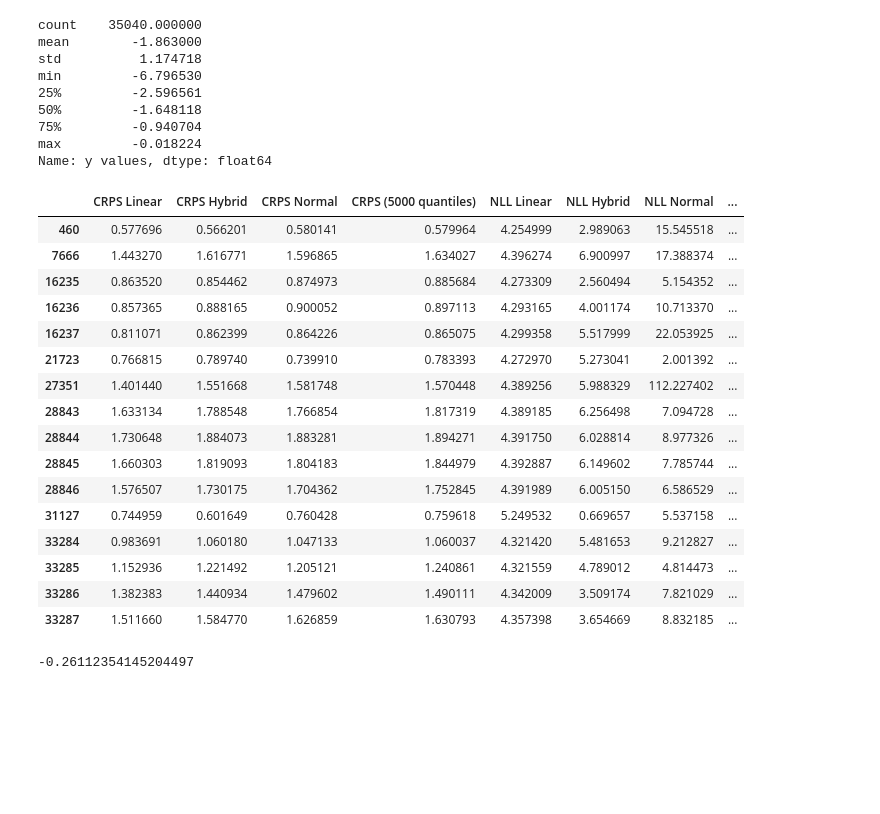
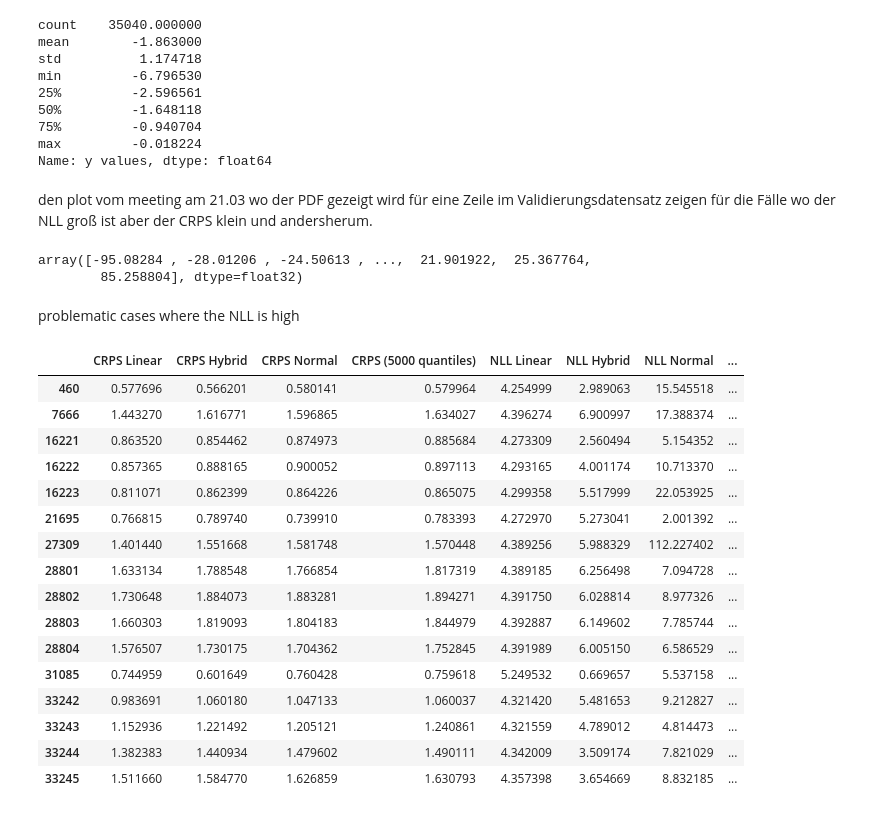
Before and after one commit to Manuel3567/master-thesis, a Jupyter notebook: notebooks/020_Analysis_of_TabPFN_output.ipynb, the cells around one changed output. Drawn from its saved outputs; the diff is of its cells as text; code cells hidden in the pictures; blank space fills up the shorter version.

```diff
--- a/notebooks/020_Analysis_of_TabPFN_output.ipynb
+++ b/notebooks/020_Analysis_of_TabPFN_output.ipynb
@@ -11,6 +128,5 @@ sheets_dict = pd.read_excel(file_path, sheet_name=sheets_to_read, usecols="A:I")
 # %%
-results = pd.concat([sheets_dict[sheet][columns_to_keep] for sheet in sheets_to_read], ignore_index=True)
-results = results.dropna() #because the sheets have additional content in neighboring columns, read_excel() seems to fill these empty rows with NaN
+
 
 results.describe()
 
@@ -22,5 +138,5 @@ bin_labels = [
 
 results["y_bin"] = pd.cut(results["y values"], bins=bin_edges, labels=bin_labels, include_lowest=True)
 
-results[results["y_bin"] == "< -6"]
+results
 # %% [output]
@@ -100,30 +228,37 @@ min         -6.796530
 75%         -0.940704
 max         -0.018224
 Name: y values, dtype: float64
+# %% [markdown]
+den plot vom meeting am 21.03 wo der PDF gezeigt wird für eine Zeile im Validierungsdatensatz zeigen für die Fälle wo der NLL groß ist aber der CRPS klein und andersherum.
+# %%
+borders = np.load("tensor.npy")
+borders
+# %% [output]
+array([-95.08284 , -28.01206 , -24.50613 , ...,  21.901922,  25.367764,
+        85.258804], dtype=float32)
+# %% [markdown]
+problematic cases where the NLL is high
 # %%
 import numpy as np
 np.log(1e-4)
 
-results[(results["y values"] < -1.55) & (results["y values"] > -1.58) & (results["NLL (5000 quantiles)"] > 6)]
+problematic_cases = results[(results["y values"] < -1.55) & (results["y values"] > -1.58) & (results["NLL (5000 quantiles)"] > 6)]
+problematic_cases
 # %% [output]
 |  | CRPS Linear | CRPS Hybrid | CRPS Normal | CRPS (5000 quantiles) | NLL Linear | NLL Hybrid | NLL Normal | ... |
 | 460 | 0.577696 | 0.566201 | 0.580141 | 0.579964 | 4.254999 | 2.989063 | 15.545518 | ... |
 | 7666 | 1.443270 | 1.616771 | 1.596865 | 1.634027 | 4.396274 | 6.900997 | 17.388374 | ... |
-| 16235 | 0.863520 | 0.854462 | 0.874973 | 0.885684 | 4.273309 | 2.560494 | 5.154352 | ... |
-| 16236 | 0.857365 | 0.888165 | 0.900052 | 0.897113 | 4.293165 | 4.001174 | 10.713370 | ... |
-| 16237 | 0.811071 | 0.862399 | 0.864226 | 0.865075 | 4.299358 | 5.517999 | 22.053925 | ... |
-| 21723 | 0.766815 | 0.789740 | 0.739910 | 0.783393 | 4.272970 | 5.273041 | 2.001392 | ... |
-| 27351 | 1.401440 | 1.551668 | 1.581748 | 1.570448 | 4.389256 | 5.988329 | 112.227402 | ... |
-| 28843 | 1.633134 | 1.788548 | 1.766854 | 1.817319 | 4.389185 | 6.256498 | 7.094728 | ... |
-| 28844 | 1.730648 | 1.884073 | 1.883281 | 1.894271 | 4.391750 | 6.028814 | 8.977326 | ... |
-| 28845 | 1.660303 | 1.819093 | 1.804183 | 1.844979 | 4.392887 | 6.149602 | 7.785744 | ... |
-| 28846 | 1.576507 | 1.730175 | 1.704362 | 1.752845 | 4.391989 | 6.005150 | 6.586529 | ... |
-| 31127 | 0.744959 | 0.601649 | 0.760428 | 0.759618 | 5.249532 | 0.669657 | 5.537158 | ... |
-| 33284 | 0.983691 | 1.060180 | 1.047133 | 1.060037 | 4.321420 | 5.481653 | 9.212827 | ... |
-| 33285 | 1.152936 | 1.221492 | 1.205121 | 1.240861 | 4.321559 | 4.789012 | 4.814473 | ... |
-| 33286 | 1.382383 | 1.440934 | 1.479602 | 1.490111 | 4.342009 | 3.509174 | 7.821029 | ... |
-| 33287 | 1.511660 | 1.584770 | 1.626859 | 1.630793 | 4.357398 | 3.654669 | 8.832185 | ... |
+| 16221 | 0.863520 | 0.854462 | 0.874973 | 0.885684 | 4.273309 | 2.560494 | 5.154352 | ... |
+| 16222 | 0.857365 | 0.888165 | 0.900052 | 0.897113 | 4.293165 | 4.001174 | 10.713370 | ... |
+| 16223 | 0.811071 | 0.862399 | 0.864226 | 0.865075 | 4.299358 | 5.517999 | 22.053925 | ... |
+| 21695 | 0.766815 | 0.789740 | 0.739910 | 0.783393 | 4.272970 | 5.273041 | 2.001392 | ... |
+| 27309 | 1.401440 | 1.551668 | 1.581748 | 1.570448 | 4.389256 | 5.988329 | 112.227402 | ... |
+| 28801 | 1.633134 | 1.788548 | 1.766854 | 1.817319 | 4.389185 | 6.256498 | 7.094728 | ... |
+| 28802 | 1.730648 | 1.884073 | 1.883281 | 1.894271 | 4.391750 | 6.028814 | 8.977326 | ... |
+| 28803 | 1.660303 | 1.819093 | 1.804183 | 1.844979 | 4.392887 | 6.149602 | 7.785744 | ... |
+| 28804 | 1.576507 | 1.730175 | 1.704362 | 1.752845 | 4.391989 | 6.005150 | 6.586529 | ... |
+| 31085 | 0.744959 | 0.601649 | 0.760428 | 0.759618 | 5.249532 | 0.669657 | 5.537158 | ... |
+| 33242 | 0.983691 | 1.060180 | 1.047133 | 1.060037 | 4.321420 | 5.481653 | 9.212827 | ... |
+| 33243 | 1.152936 | 1.221492 | 1.205121 | 1.240861 | 4.321559 | 4.789012 | 4.814473 | ... |
+| 33244 | 1.382383 | 1.440934 | 1.479602 | 1.490111 | 4.342009 | 3.509174 | 7.821029 | ... |
+| 33245 | 1.511660 | 1.584770 | 1.626859 | 1.630793 | 4.357398 | 3.654669 | 8.832185 | ... |
-# %%
-np.corrcoef(results["y values"], results["NLL (5000 quantiles)"])[0,1]
-# %% [output]
--0.26112354145204497
```
Also changed, not shown: parts of 47 cells of this notebook, 34 other files.
